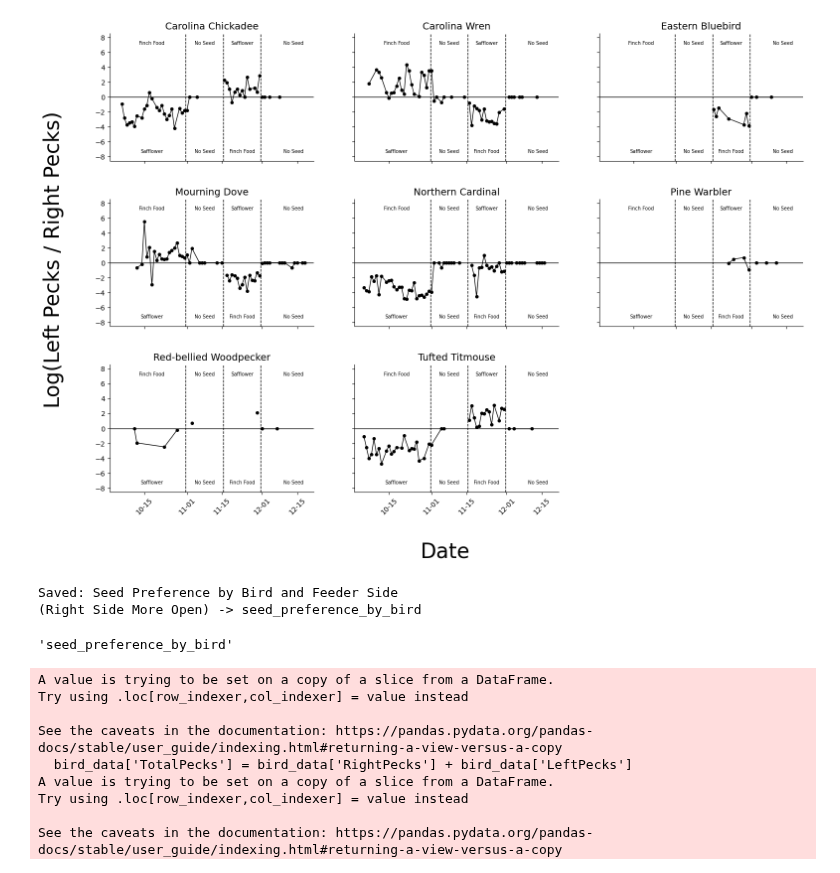
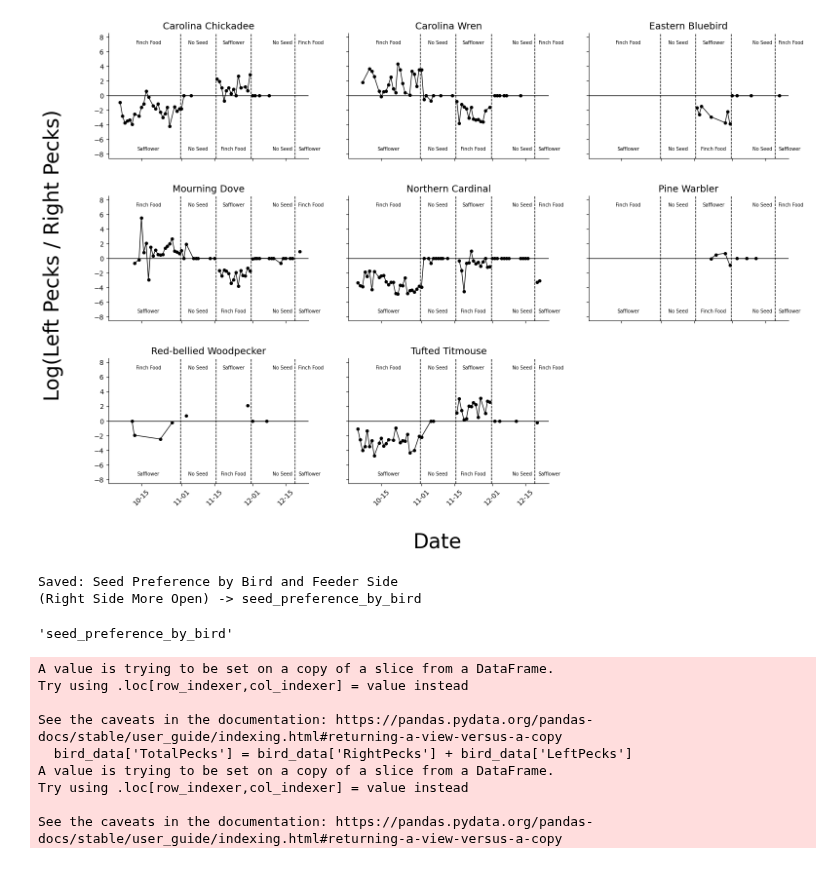
Before and after one commit to david-j-cox/backyard-ecology, a Jupyter notebook: scripts_notebooks/one_site_analytics.ipynb, the cells around one changed output. Cells and saved outputs as stored; diff of their text form; code cells hidden in the pictures.

```diff
--- a/scripts_notebooks/one_site_analytics.ipynb
+++ b/scripts_notebooks/one_site_analytics.ipynb
@@ -95,9 +95,9 @@ prev3 = peck_data.loc[peck_data['Date'] < boundary3, 'Date'].max()
 next3 = peck_data.loc[peck_data['Date'] >= boundary3, 'Date'].min()
 mid3  = prev3 + (next3 - prev3) / 2
 
-# prev4 = peck_data.loc[peck_data['Date'] < boundary4, 'Date'].max()
-# next4 = peck_data.loc[peck_data['Date'] >= boundary4, 'Date'].min()
-# mid4  = prev4 + (next4 - prev4) / 2
+prev4 = peck_data.loc[peck_data['Date'] < boundary4, 'Date'].max()
+next4 = peck_data.loc[peck_data['Date'] >= boundary4, 'Date'].min()
+mid4  = prev4 + (next4 - prev4) / 2
 
 # Phase label midpoints
 phase_a_start = peck_data['Date'].min()
@@ -116,9 +116,9 @@ phase_d_start = next3
 phase_d_end   = prev4
 mid_d = phase_d_start + (phase_d_end - phase_d_start) / 2
 
-# phase_e_start = next4
-# phase_e_end   = peck_data['Date'].max()
-# mid_e = phase_e_start + (phase_e_end - phase_e_start) / 2
+phase_e_start = next4
+phase_e_end   = peck_data['Date'].max()
+mid_e = phase_e_start + (phase_e_end - phase_e_start) / 2
 
 # --- Filter birds with at least 8 days of data ---
 days_per_bird = peck_data.groupby('Bird')['Date'].nunique()
@@ -150,7 +150,7 @@ for i, (ax, bird) in enumerate(zip(axes, birds)):
     data_phase_b = df[(df['Date'] >= boundary1) & (df['Date'] < boundary2)]
     data_phase_c = df[(df['Date'] >= boundary2) & (df['Date'] < boundary3)]
     data_phase_d = df[(df['Date'] >= boundary3) & (df['Date'] < boundary4)]
-    # data_phase_e = df[df['Date'] >= boundary4]
+    data_phase_e = df[df['Date'] >= boundary4]
 
     ax.plot(data_phase_a['Date'], data_phase_a['log_ratio_left_right'],
             marker='o', markersize=4, markerfacecolor='black',
@@ -172,16 +172,16 @@ for i, (ax, bird) in enumerate(zip(axes, birds)):
             markeredgecolor='black', markeredgewidth=1,
             linewidth=1, color='black')
 
-    # ax.plot(data_phase_e['Date'], data_phase_e['log_ratio_left_right'],
-    #             marker='o', markersize=4, markerfacecolor='black',
-    #             markeredgecolor='black', markeredgewidth=1,
-    #             linewidth=1, color='black')
+    ax.plot(data_phase_e['Date'], data_phase_e['log_ratio_left_right'],
+                marker='o', markersize=4, markerfacecolor='black',
+                markeredgecolor='black', markeredgewidth=1,
+                linewidth=1, color='black')
 
     # Phase-change lines (same positions for all birds)
     ax.axvline(x=mid1, color='black', linestyle='--', linewidth=1)
     ax.axvline(x=mid2, color='black', linestyle='--', linewidth=1)
     ax.axvline(x=mid3, color='black', linestyle='--', linewidth=1)
-    # ax.axvline(x=mid4, color='black', linestyle='--', linewidth=1)
+    ax.axvline(x=mid4, color='black', linestyle='--', linewidth=1)
     ax.axhline(y=0, color='black', linewidth=1)
 
     sns.despine(ax=ax, top=True, right=True)
@@ -201,36 +201,36 @@ for ax in axes[:-1]:
     ax.text(mid_a, y_label_bottom, 'Safflower', ha='center', va='center', fontsize=7)
     ax.text(mid_b, y_label_top, 'No Seed', ha='center', va='center', fontsize=7)
     ax.text(mid_b, y_label_bottom, 'No Seed', ha='center', va='center', fontsize=7)
     ax.text(mid_c, y_label_top, 'Safflower', ha='center', va='center', fontsize=7)
     ax.text(mid_c, y_label_bottom, 'Finch Food', ha='center', va='center', fontsize=7)
     ax.text(mid_d, y_label_top, 'No Seed', ha='left', va='center', fontsize=7)
     ax.text(mid_d, y_label_bottom, 'No Seed', ha='left', va='center', fontsize=7)
-    # ax.text(mid_e, y_label_top, 'Finch Food', ha='left', va='center', fontsize=7)
-    # ax.text(mid_e, y_label_bottom, 'Safflower', ha='left', va='center', fontsize=7)
+    ax.text(mid_e, y_label_top, 'Finch Food', ha='left', va='center', fontsize=7)
+    ax.text(mid_e, y_label_bottom, 'Safflower', ha='left', va='center', fontsize=7)
 
 # Format x-ticks as MM-DD and rotate 45°
 date_fmt = mdates.DateFormatter('%m-%d')
 for ax in axes:
     ax.xaxis.set_major_formatter(date_fmt)
     ax.tick_params(axis='x', labelrotation=45)
 
 fig.text(0.5, 0.0, 'Date', ha='center', fontsize=30)
 fig.text(0.05, 0.5, 'Log(Left Pecks / Right Pecks)', va='center',
          rotation='vertical', fontsize=30)
 
 # plt.tight_layout(rect=[0.05, 0.06, 1, 0.93])
 plt.subplots_adjust(hspace=0.3)
 plt.show()
 
 # Save diversity metrics plot for dashboard
 save_plot_for_dashboard(
     fig,
     'seed_preference_by_bird',
     'Seed Preference by Bird and Feeder Side\n(Right Side More Open)',
     'Seed preference by bird'
 )
 # %% [output]
-[figure, old version]
+[figure, new version]
 Saved: Seed Preference by Bird and Feeder Side
 (Right Side More Open) -> seed_preference_by_bird
 'seed_preference_by_bird'
```
Also changed, not shown: 26 other files.
